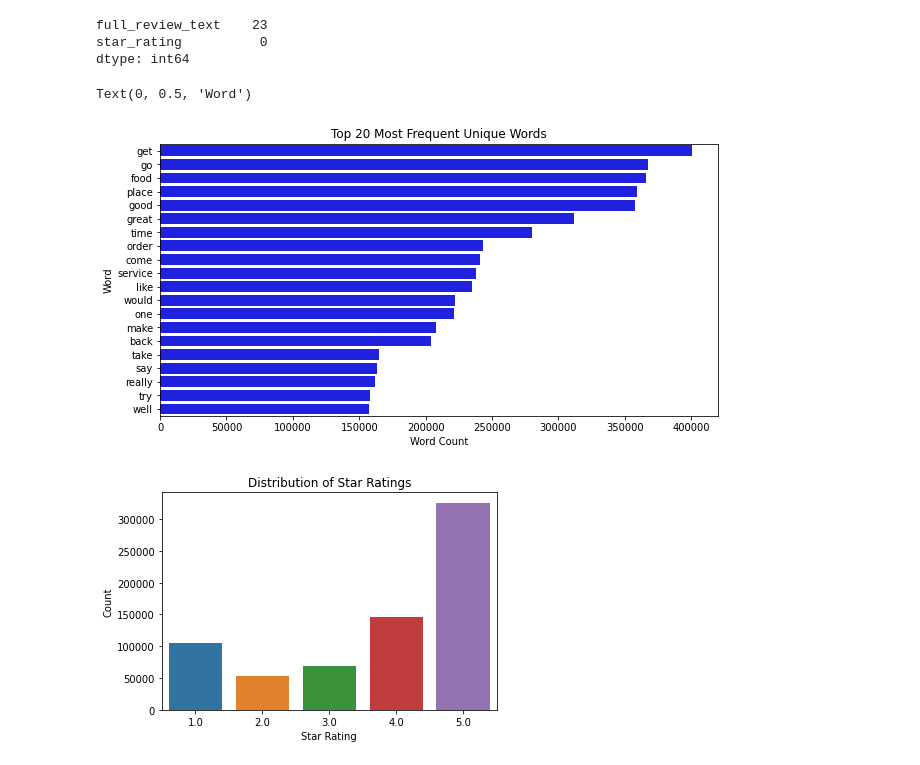
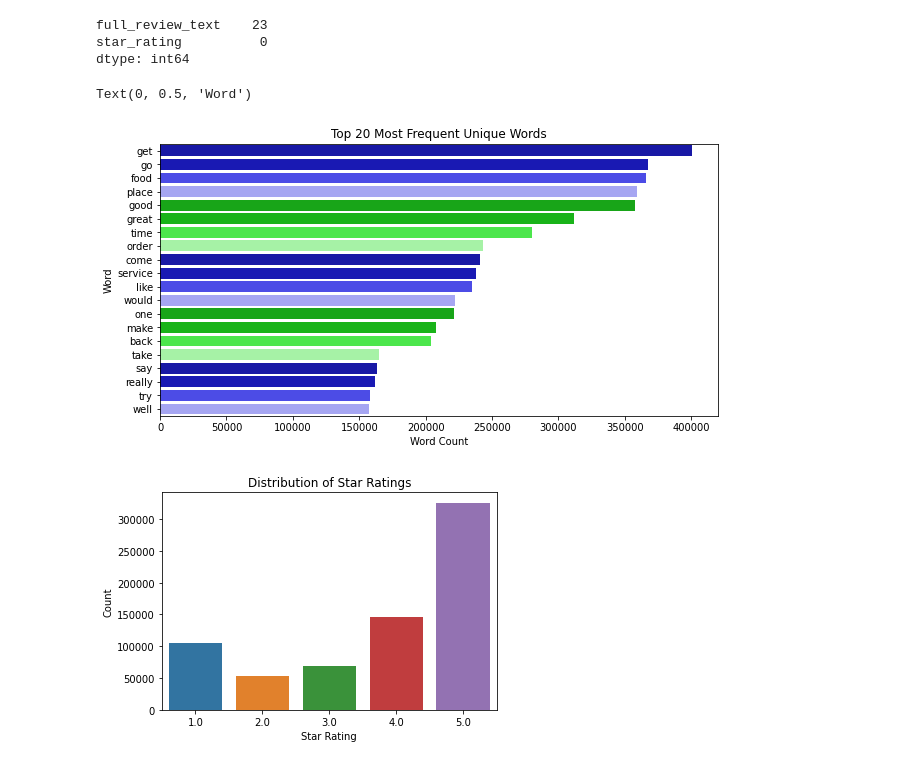
Before and after one commit to Popusa/sentiment-analysis-yelp, a Jupyter notebook: larger_dataset_code/sa_larger_dataset.ipynb, the cells around one changed output. Saved outputs shown, nothing was run; the diff lists cells and outputs as text; code cells hidden in the pictures.

Commit message:
fixed issues with visualizations

```diff
--- a/larger_dataset_code/sa_larger_dataset.ipynb
+++ b/larger_dataset_code/sa_larger_dataset.ipynb
@@ -142,14 +142,19 @@ else:
 # %%
 # Count the number of occurrences of each unique word and create a bar chart of the top 20 most frequent unique words
 unique_word_count = review_data['full_review_text'].str.split(expand=True).stack().value_counts()
 top_unique_words = unique_word_count.loc[unique_word_count.index.isin(unique_words)].head(20)
 plt.figure(figsize=(10, 5))
-sns.barplot(x=top_unique_words.values, y=top_unique_words.index,color='b')
+
+colors = ['b', 'g']
+shades = [0.37, 0.4, 0.6, 0.8]
+palette = [sns.set_hls_values(color, l=s) for color in colors for s in shades]
+
+sns.barplot(x=top_unique_words.values, y=top_unique_words.index,palette=palette)
 plt.title('Top 20 Most Frequent Unique Words')
 plt.xlabel('Word Count')
 plt.ylabel('Word')
 # %% [output]
 Text(0, 0.5, 'Word')
-[figure, old version]
+[figure, new version]
 # %%
 # Create a countplot of the star ratings using Seaborn
```
Also changed, not shown: parts of 6 cells of this notebook, 3 other files.
